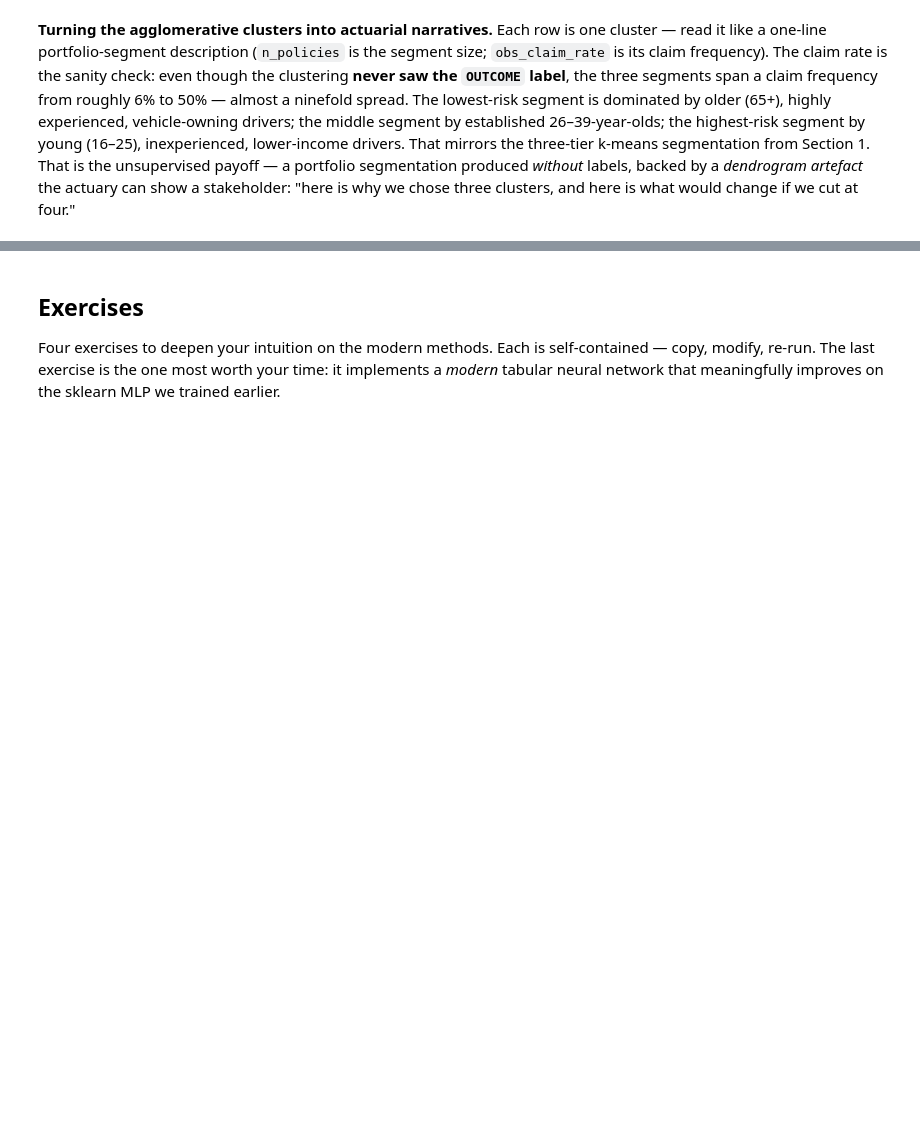
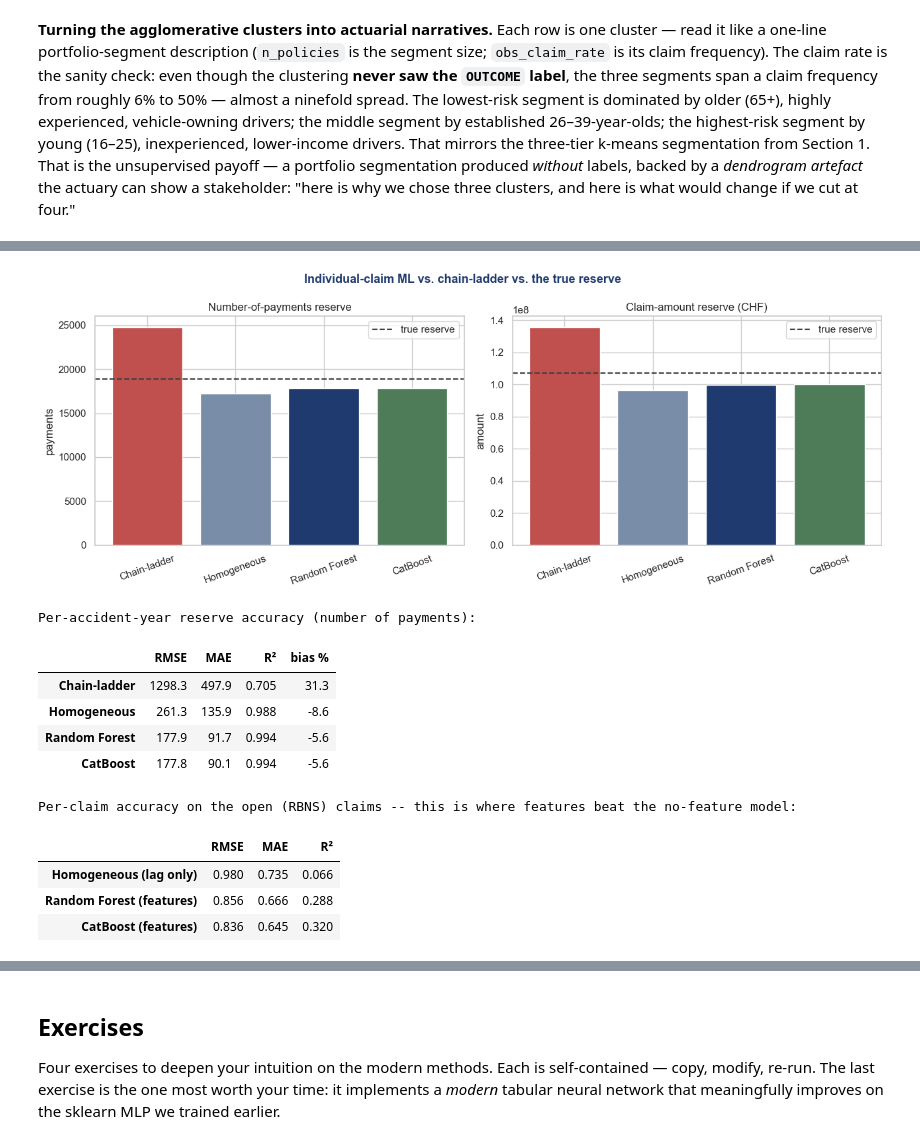
Before and after one commit to simonhatzesberger/ml-genai-actuarial-practice, a Jupyter notebook: notebooks/02_modern_ml_techniques/02_modern_ml_techniques.ipynb, the cells around one changed output, grey strips where cells are left out. Drawn from its saved outputs; the diff is of its cells as text; code cells hidden in the pictures; blank space fills up the shorter version.

```diff
--- a/notebooks/02_modern_ml_techniques/02_modern_ml_techniques.ipynb
+++ b/notebooks/02_modern_ml_techniques/02_modern_ml_techniques.ipynb
@@ -568,0 +992,60 @@ centroid_agg
+# %%
+# express each method as a reserve per accident year, then score it against the TRUE reserve
+ay_open = AY[open_idx]
+def by_ay(per_claim):
+    return np.array([per_claim[ay_open == i + 1].sum() for i in range(I_ACC)])
+
+score = pd.concat([
+    metrics(true_cnt_ay, res_cnt_cl,         "Chain-ladder"),
+    metrics(true_cnt_ay, by_ay(homo_cnt),    "Homogeneous"),
+    metrics(true_cnt_ay, by_ay(pred_cnt_rf), "Random Forest"),
+    metrics(true_cnt_ay, by_ay(pred_cnt_cb), "CatBoost"),
+])
+score["bias %"] = [100 * (res_cnt_cl.sum()  / n_pay_fut.sum() - 1),
+                   100 * (homo_cnt.sum()    / n_pay_fut.sum() - 1),
+                   100 * (pred_cnt_rf.sum() / n_pay_fut.sum() - 1),
+                   100 * (pred_cnt_cb.sum() / n_pay_fut.sum() - 1)]
+
+# also score the per-claim count prediction on the open claims (where features earn their keep)
+true_open_cnt = n_pay_fut[open_idx].astype(float)
+per_claim = pd.concat([
+    metrics(true_open_cnt, homo_cnt,    "Homogeneous (lag only)"),
+    metrics(true_open_cnt, pred_cnt_rf, "Random Forest (features)"),
+    metrics(true_open_cnt, pred_cnt_cb, "CatBoost (features)"),
+])
+
+# bar chart: total reserve by method, against the true reserve, for both targets
+methods = ["Chain-ladder", "Homogeneous", "Random Forest", "CatBoost"]
+colors  = [ACCENT_RED, "#7A8DA8", PRIMARY, ACCENT_GREEN]
+cnt_tot = [res_cnt_cl.sum(), homo_cnt.sum(), pred_cnt_rf.sum(), pred_cnt_cb.sum()]
+amt_tot = [res_amt_cl.sum(), homo_amt.sum(), pred_amt_rf.sum(), pred_amt_cb.sum()]
+fig, ax = plt.subplots(1, 2, figsize=(13, 5))
+ax[0].bar(methods, cnt_tot, color=colors)
+ax[0].axhline(n_pay_fut.sum(), color=GRAY_TEXT, ls="--", label="true reserve")
+ax[0].set(title="Number-of-payments reserve", ylabel="payments"); ax[0].legend()
+ax[0].tick_params(axis="x", rotation=20)
+ax[1].bar(methods, amt_tot, color=colors)
+ax[1].axhline(amt_fut.sum(), color=GRAY_TEXT, ls="--", label="true reserve")
+ax[1].set(title="Claim-amount reserve (CHF)", ylabel="amount"); ax[1].legend()
+ax[1].tick_params(axis="x", rotation=20)
+fig.suptitle("Individual-claim ML vs. chain-ladder vs. the true reserve",
+             fontsize=13, color=PRIMARY, fontweight="bold")
+fig.tight_layout(); plt.show()
+
+print("Per-accident-year reserve accuracy (number of payments):")
+display(score.round({"RMSE": 1, "MAE": 1, "R²": 3, "bias %": 1}))
+print("\nPer-claim accuracy on the open (RBNS) claims -- this is where features beat the no-feature model:")
+display(per_claim.round(3))
+# %% [output]
+[figure, added]
+Per-accident-year reserve accuracy (number of payments):
+|  | RMSE | MAE | R² | bias % |
+| Chain-ladder | 1298.3 | 497.9 | 0.705 | 31.3 |
+| Homogeneous | 261.3 | 135.9 | 0.988 | -8.6 |
+| Random Forest | 177.9 | 91.7 | 0.994 | -5.6 |
+| CatBoost | 177.8 | 90.1 | 0.994 | -5.6 |
+Per-claim accuracy on the open (RBNS) claims -- this is where features beat the no-feature model:
+|  | RMSE | MAE | R² |
+| Homogeneous (lag only) | 0.980 | 0.735 | 0.066 |
+| Random Forest (features) | 0.856 | 0.666 | 0.288 |
+| CatBoost (features) | 0.836 | 0.645 | 0.320 |
```
Also changed, not shown: parts of 19 cells of this notebook.
